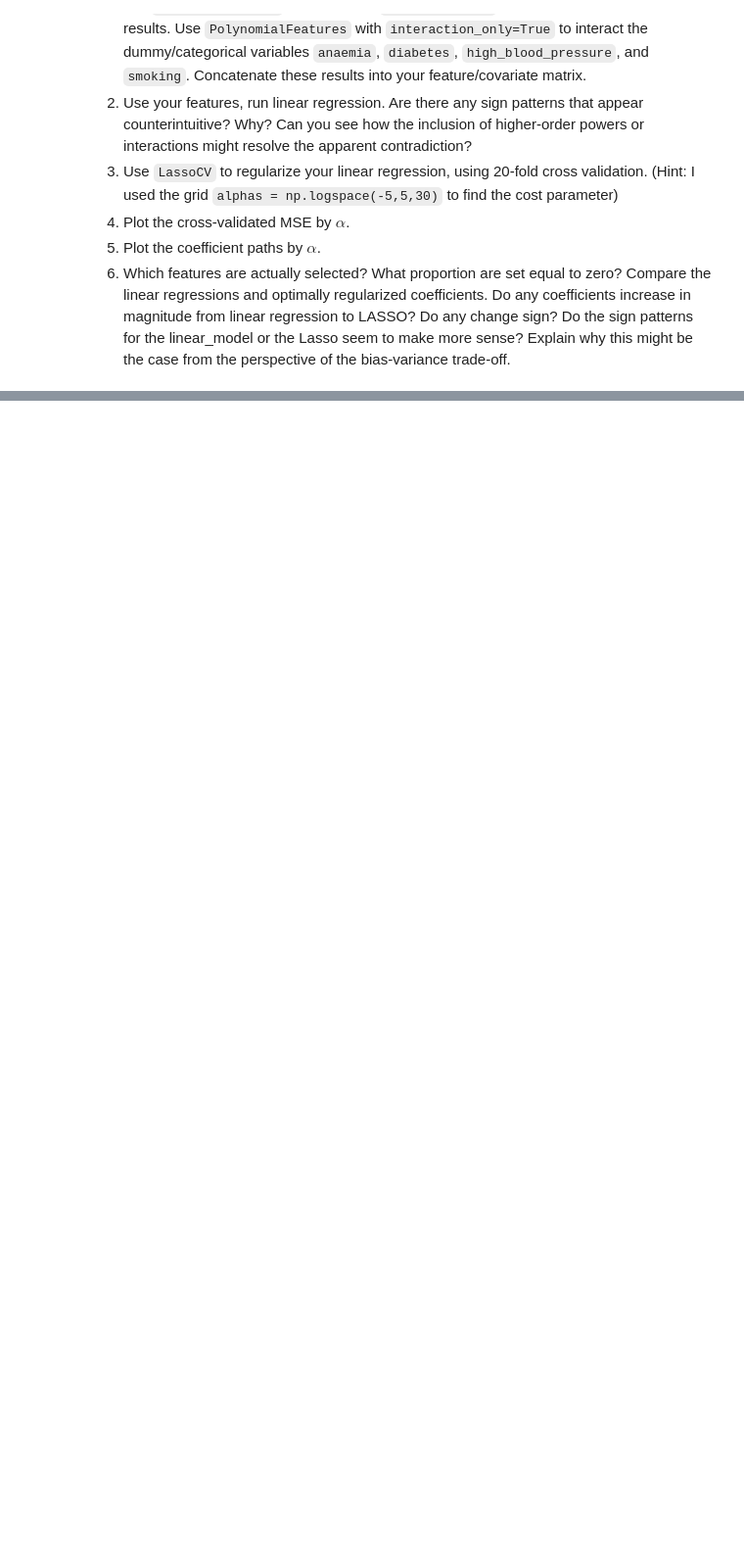
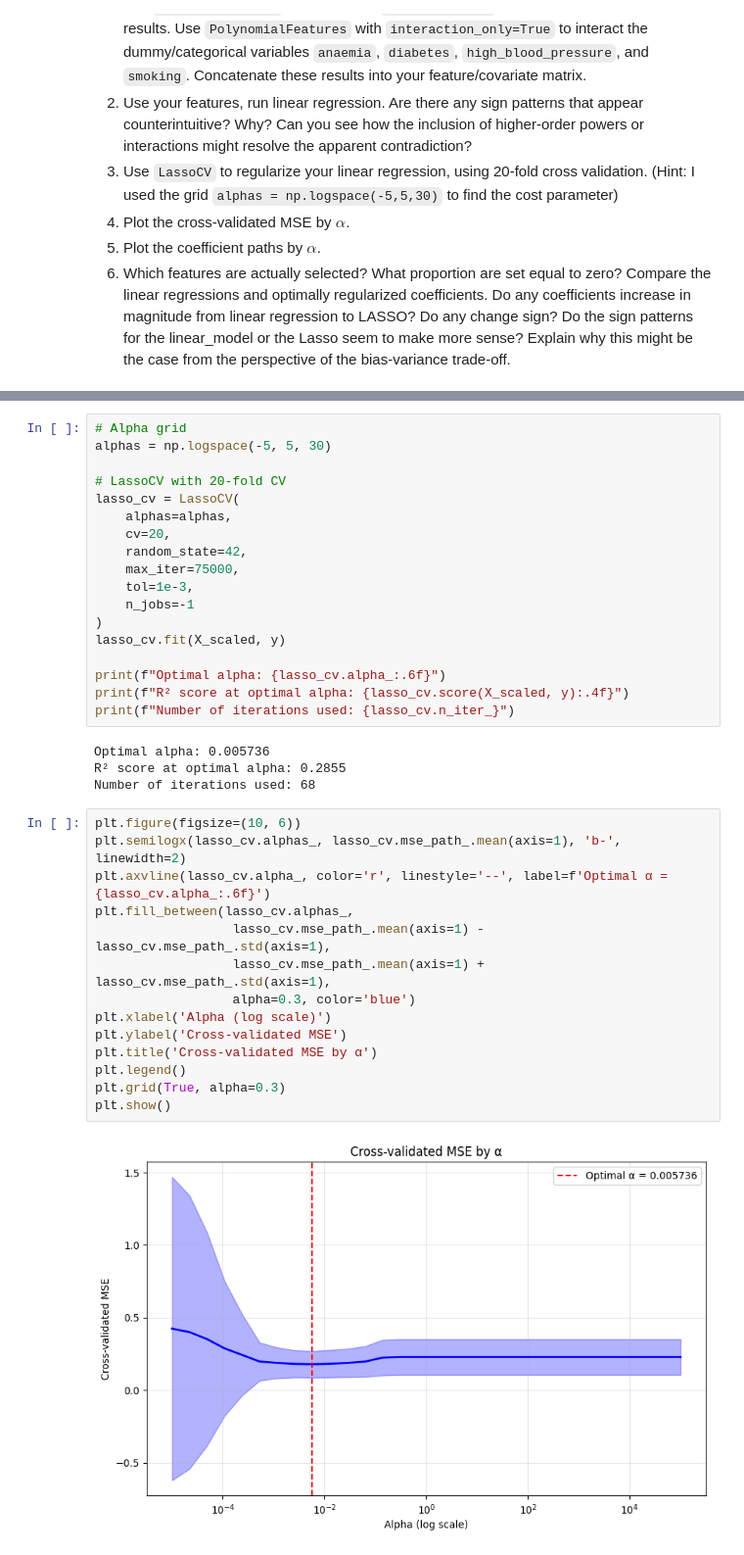
Before and after one commit to brishti-c/undergrad_ml_assignments, a Jupyter notebook: 04_assignment_regularization.ipynb, the cells around one changed output, grey strips where cells are left out. Shown at 98% size. Drawn from its saved outputs; the diff is of its cells as text; blank space fills up the shorter version.

```diff
--- a/04_assignment_regularization.ipynb
+++ b/04_assignment_regularization.ipynb
@@ -198,0 +270,38 @@ Proportion zero: 11.1%
+# %%
+# Alpha grid
+alphas = np.logspace(-5, 5, 30)
+
+# LassoCV with 20-fold CV
+lasso_cv = LassoCV(
+    alphas=alphas,
+    cv=20,
+    random_state=42,
+    max_iter=75000,
+    tol=1e-3,
+    n_jobs=-1
+)
+lasso_cv.fit(X_scaled, y)
+
+print(f"Optimal alpha: {lasso_cv.alpha_:.6f}")
+print(f"R² score at optimal alpha: {lasso_cv.score(X_scaled, y):.4f}")
+print(f"Number of iterations used: {lasso_cv.n_iter_}")
+# %% [output]
+Optimal alpha: 0.005736
+R² score at optimal alpha: 0.2855
+Number of iterations used: 68
+# %%
+plt.figure(figsize=(10, 6))
+plt.semilogx(lasso_cv.alphas_, lasso_cv.mse_path_.mean(axis=1), 'b-', linewidth=2)
+plt.axvline(lasso_cv.alpha_, color='r', linestyle='--', label=f'Optimal α = {lasso_cv.alpha_:.6f}')
+plt.fill_between(lasso_cv.alphas_,
+                  lasso_cv.mse_path_.mean(axis=1) - lasso_cv.mse_path_.std(axis=1),
+                  lasso_cv.mse_path_.mean(axis=1) + lasso_cv.mse_path_.std(axis=1),
+                  alpha=0.3, color='blue')
+plt.xlabel('Alpha (log scale)')
+plt.ylabel('Cross-validated MSE')
+plt.title('Cross-validated MSE by α')
+plt.legend()
+plt.grid(True, alpha=0.3)
+plt.show()
+# %% [output]
+[figure, added]
```
Also changed, not shown: parts of 5 cells of this notebook.
